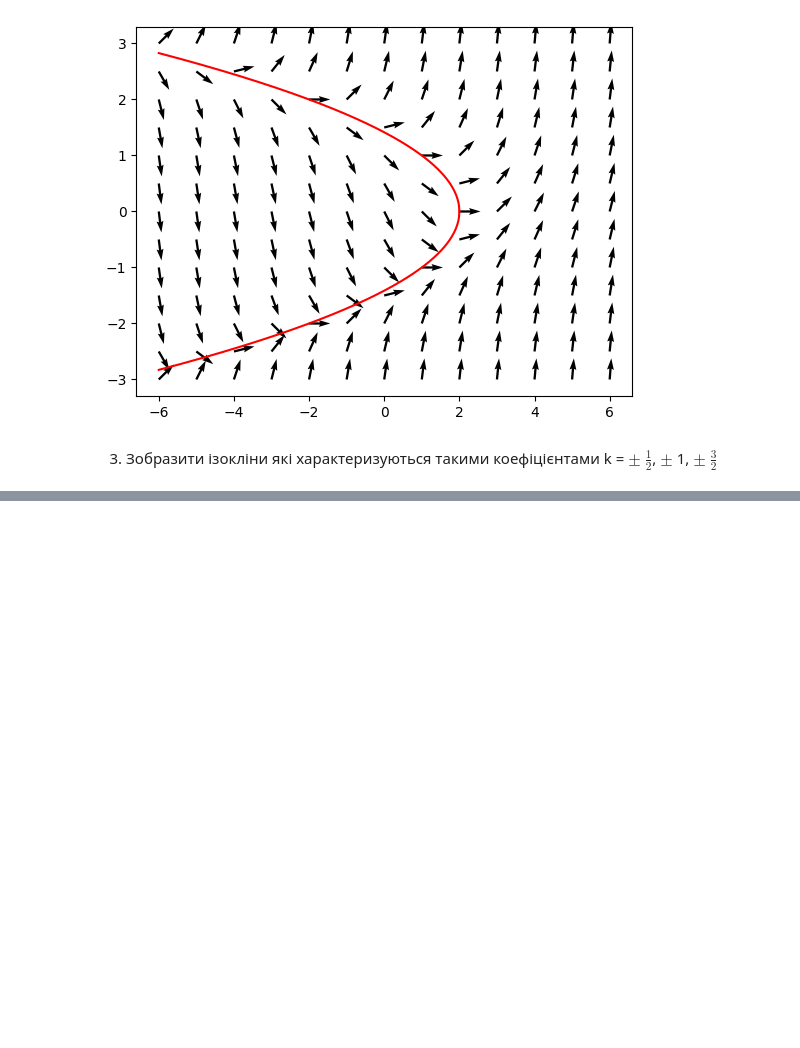
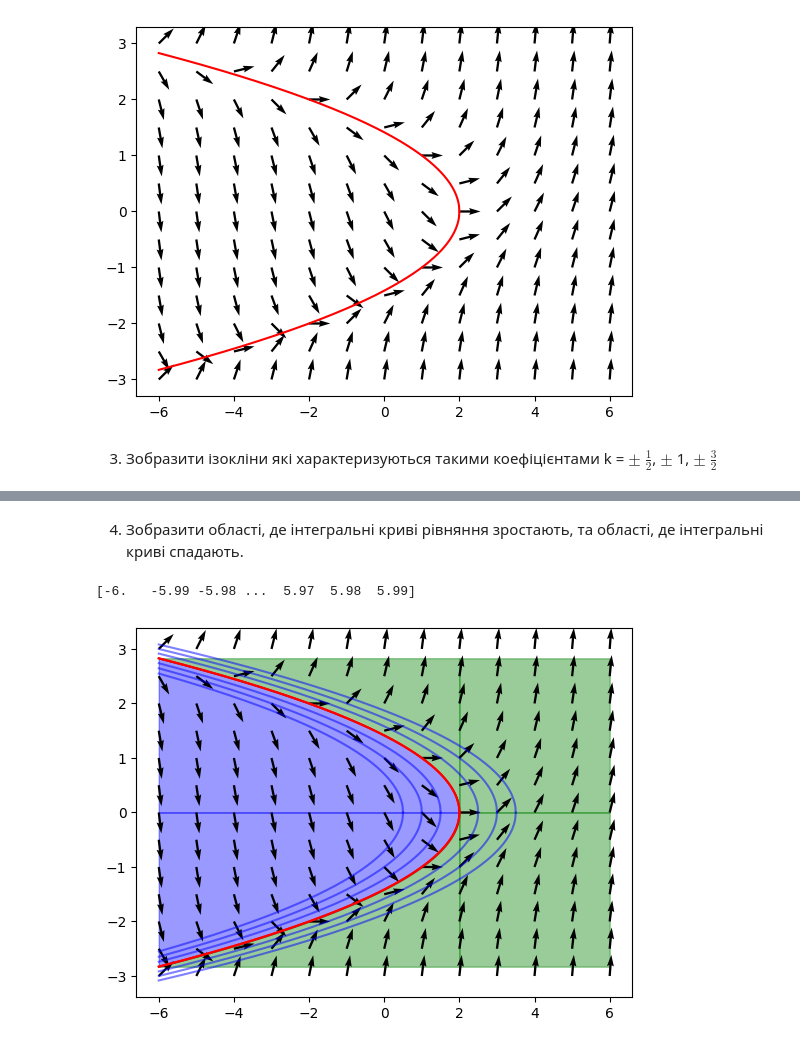
Before and after one commit to VladSkrynyk/study, a Jupyter notebook: 2 course/2 sem/differential_equation/Labs/lab01/Скриник_лабораторна_1.ipynb, the cells around one changed output, grey strips where cells are left out. Drawn from its saved outputs; the diff is of its cells as text; code cells hidden in the pictures; blank space fills up the shorter version.

```diff
--- a/2 course/2 sem/differential_equation/Labs/lab01/Скриник_лабораторна_1.ipynb
+++ b/2 course/2 sem/differential_equation/Labs/lab01/Скриник_лабораторна_1.ipynb
@@ -92,0 +92,28 @@ task3()
+# %% [markdown]
+4. Зобразити областi, де iнтегральнi кривi рiвняння зростають, та областi, де iнтегральнi кривi спадають.
+# %%
+def task4():
+    x = np.arange(-6, 6, 0.01)
+
+    y1 = np.sqrt(2 - x)
+    y2 = -1 * np.sqrt(2 - x)
+
+    plt.plot(x, y1, color="r")
+    plt.plot(x, y2, color="r")
+
+    plt.fill_between(x, y1, color="b", alpha=.4)
+    plt.fill_between(x, y2, color="b", alpha=.4)
+
+    plt.fill_between(x, y1, y2=2.83, color="g", alpha=.4)
+    plt.fill_between(x, y2, y2=-2.83, color="g", alpha=.4)
+
+    plt.fill_betweenx(y1, x1=2,x2=6, color="g", alpha=.4, )
+    plt.fill_betweenx(y2, x1=2,x2=6, color="g", alpha=.4, )
+
+    task3()
+    plt.show()
+
+task4()
+# %% [output]
+[-6.   -5.99 -5.98 ...  5.97  5.98  5.99]
+[figure, added]
```
Also changed, not shown: parts of 7 cells of this notebook, 3 other files.
